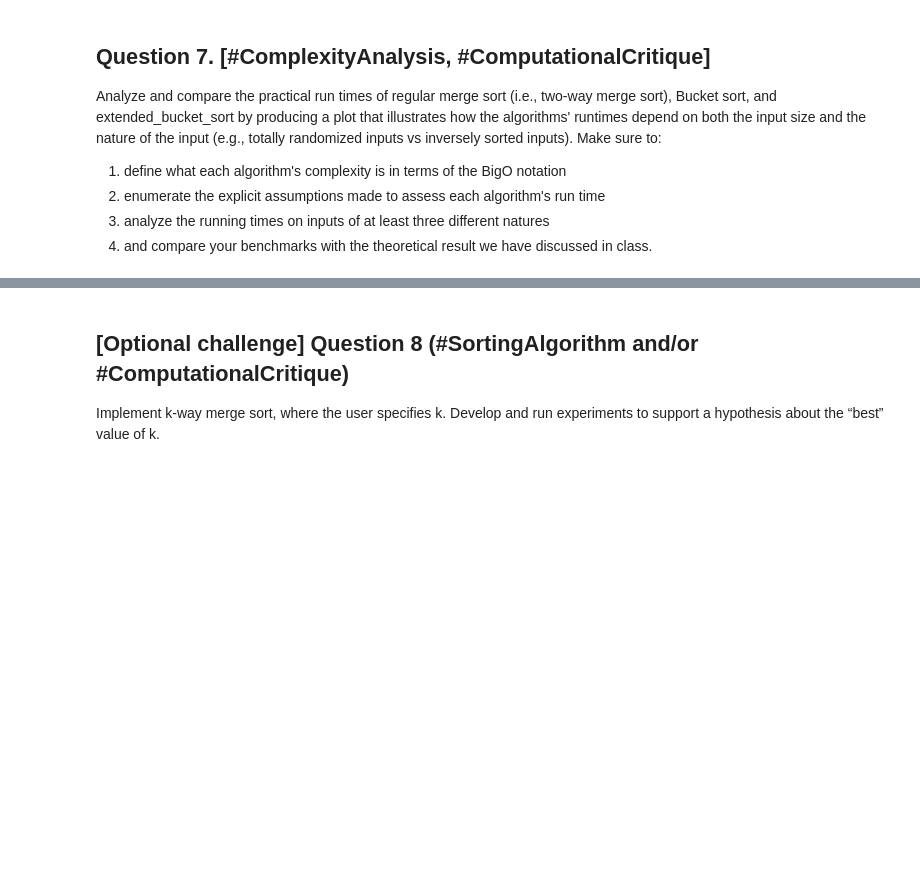
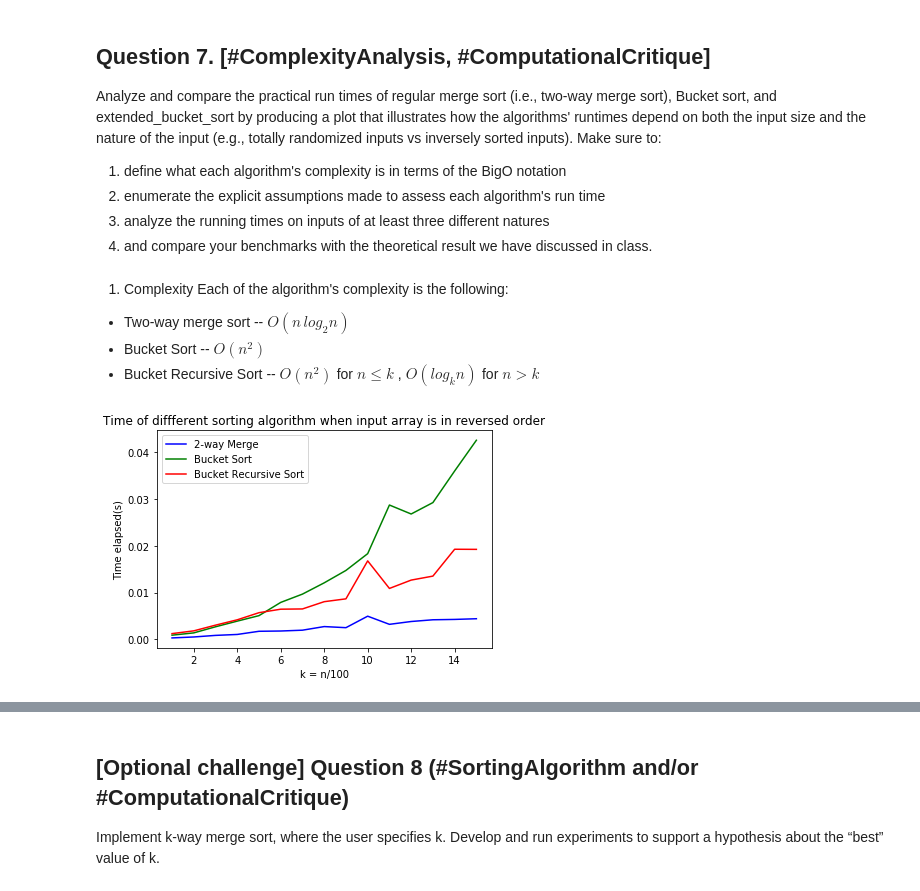
Before and after one commit to mahmud-nobe/CS110_Assignments, a Jupyter notebook: cs110_assignment_1.ipynb, the cells around one changed output, grey strips where cells are left out. Saved outputs shown, nothing was run; the diff lists cells and outputs as text; code cells hidden in the pictures; blank space fills up the shorter version.

```diff
--- a/cs110_assignment_1.ipynb
+++ b/cs110_assignment_1.ipynb
@@ -574,0 +616,44 @@ raise NotImplementedError()
+# %% [markdown]
+1. Complexity Each of the algorithm's complexity is the following:
+
+- Two-way merge sort --  $O(n\,log_2n)$
+- Bucket Sort --  $O(n^2)$
+- Bucket Recursive Sort --  $O(n^2)$  for  $n≤k$ ,  $O(log_k n)$  for  $n>k$
+# %%
+import matplotlib.pyplot as plt
+%matplotlib inline
+import time
+
+time_merge_two = []
+time_bucket = []
+time_bucket_recursive = []
+
+for k in range(1,16):
+  list_k = [i for i in range(100*k, 0, -1)]
+
+  start = time.clock()
+  bucket_sort(list_k, 6)
+  end = time.clock()
+  time_bucket.append(end-start)
+
+  start = time.clock()
+  extended_bucket_sort(list_k, 6)
+  end = time.clock()
+  time_bucket_recursive.append(end-start)
+
+  start = time.clock()
+  merge_sort_two(list_k, 0, len(list_k)-1)
+  end = time.clock()
+  time_merge_two.append(end-start)
+
+k = range(1,16)
+plt.plot(k,time_merge_two,'b')
+plt.plot(k,time_bucket,'g')
+plt.plot(k,time_bucket_recursive,'r')
+plt.xlabel('k = n/100')
+plt.ylabel('Time elapsed(s)')
+plt.legend(['2-way Merge','Bucket Sort','Bucket Recursive Sort'])
+plt.title("Time of diffferent sorting algorithm when input array is in reversed order")
+plt.show()
+# %% [output]
+[figure, added]
```
Also changed, not shown: parts of 18 cells of this notebook.
